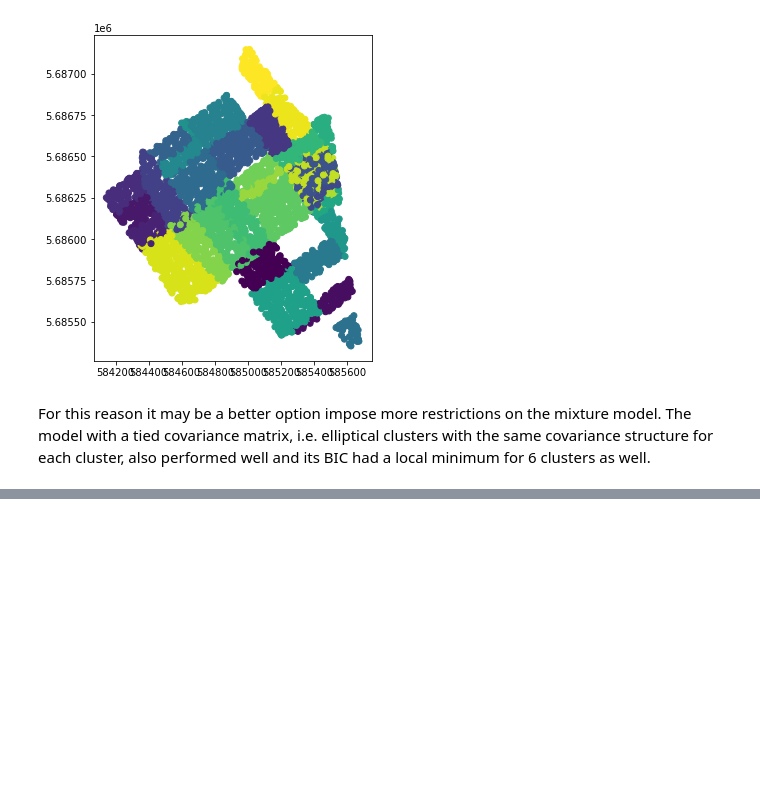
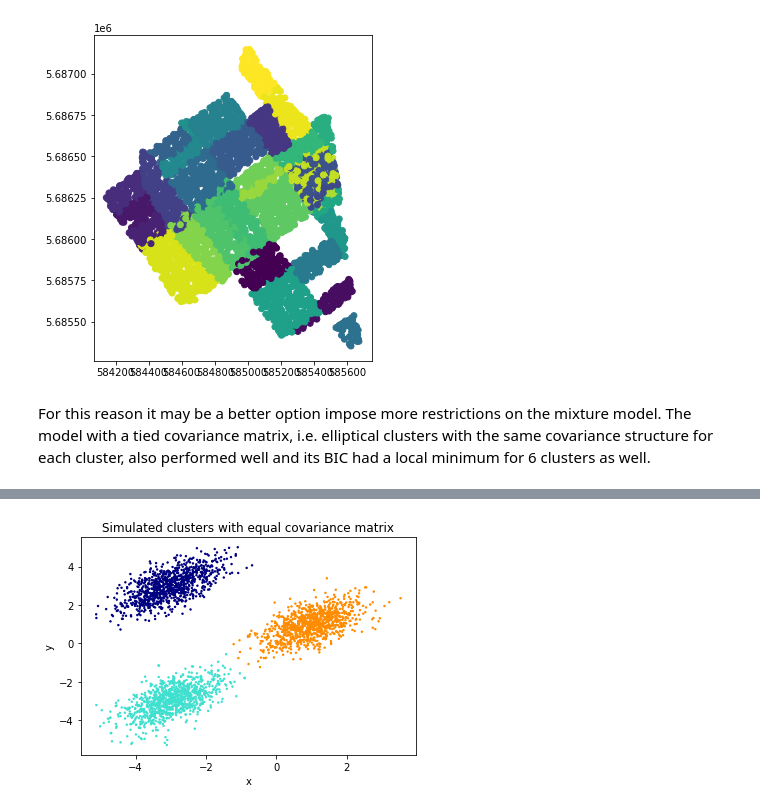
Before and after one commit to drdebivre/Thesis_EMIclass, a Jupyter notebook: 3.Gaussian_mixture.ipynb, the cells around one changed output, grey strips where cells are left out. Saved outputs shown, nothing was run; the diff lists cells and outputs as text; code cells hidden in the pictures; blank space fills up the shorter version.

```diff
--- a/3.Gaussian_mixture.ipynb
+++ b/3.Gaussian_mixture.ipynb
@@ -187,0 +207,13 @@ Do assumptions of 'tied' covariance matrices make sense? This means that for all
+# %%
+model = GaussianMixture(n_components = 3, covariance_type='tied').fit(toy)
+
+group_pred = model.predict(toy).astype(int)
+# %%
+colors = np.array(['navy', 'turquoise', 'darkorange'])
+plt.scatter(x=toy[:,0], y=toy[:,1], s=2, color=colors[group_pred])
+plt.xlabel('x')
+plt.ylabel('y')
+plt.title('Simulated clusters with equal covariance matrix')
+plt.show()
+# %% [output]
+[figure, added]
```
Also changed, not shown: parts of 13 cells of this notebook.
